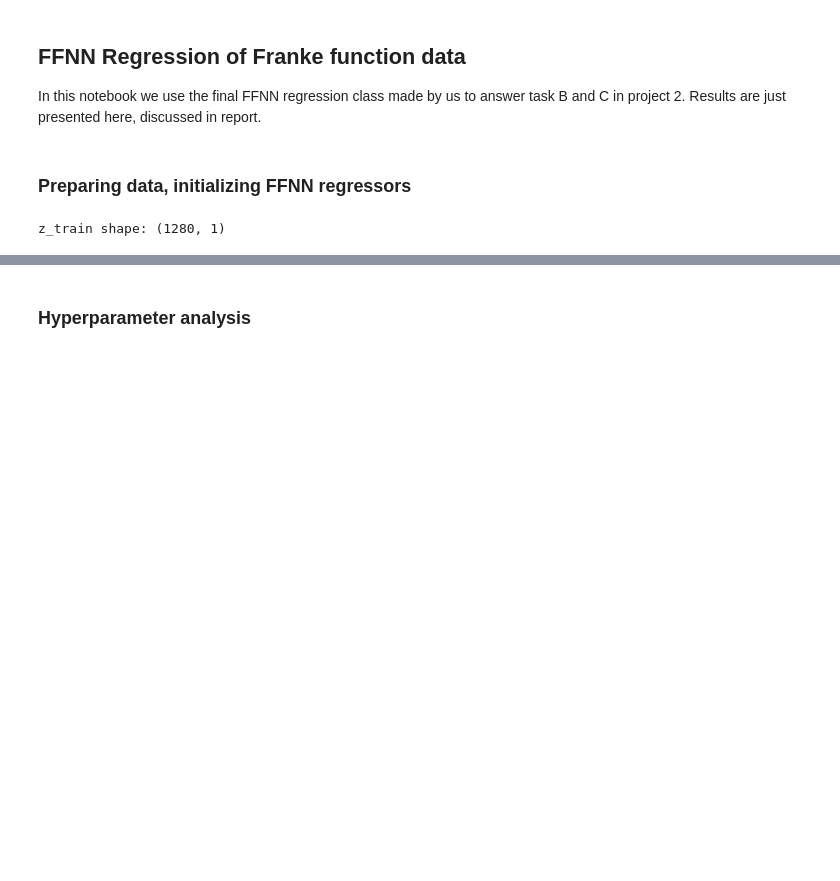
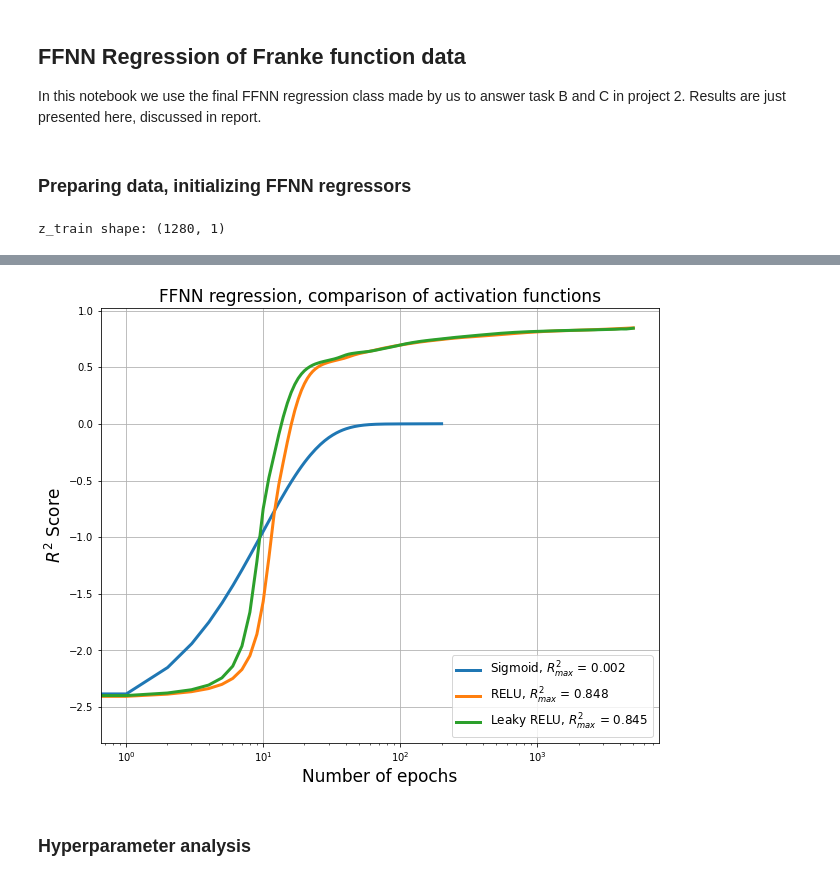
Before and after one commit to lassetotl/fys-stk, a Jupyter notebook: project 2/LinReg_BC.ipynb, the cells around one changed output, grey strips where cells are left out. Cells and saved outputs as stored; diff of their text form; code cells hidden in the pictures; blank space fills up the shorter version.

```diff
--- a/project 2/LinReg_BC.ipynb
+++ b/project 2/LinReg_BC.ipynb
@@ -52,3 +52,18 @@ plt.show()
+# %%
+## Plotting score R2 for every epoch
+fig = plt.figure(figsize = (10, 8))
+plt.title('FFNN regression, comparison of activation functions', fontsize = 17)
+plt.xlabel('Number of epochs', fontsize = 17)
+plt.ylabel('$R^2$ Score', fontsize = 17)
+plt.plot(e1, r1, lw = 3, label = ('Sigmoid, $R^2_{max}$ = ' + str(round(np.max(r1), 3))))
+plt.plot(e2, r2, lw = 3, label = ('RELU, $R^2_{max}$ = ' + str(round(np.max(r2), 3))))
+plt.plot(e3, r3, lw = 3, label = ('Leaky RELU, $R^2_{max}$ = ' + str(round(np.max(r3), 3))))
+
+plt.xscale('log'); plt.grid(1)
+plt.legend(prop={'size': 12})#; plt.savefig('r2')
+plt.show()
+# %% [output]
+[figure, added]
 # %% [markdown]
 ### Hyperparameter analysis
 # %%
```
Also changed, not shown: parts of 5 cells of this notebook.
